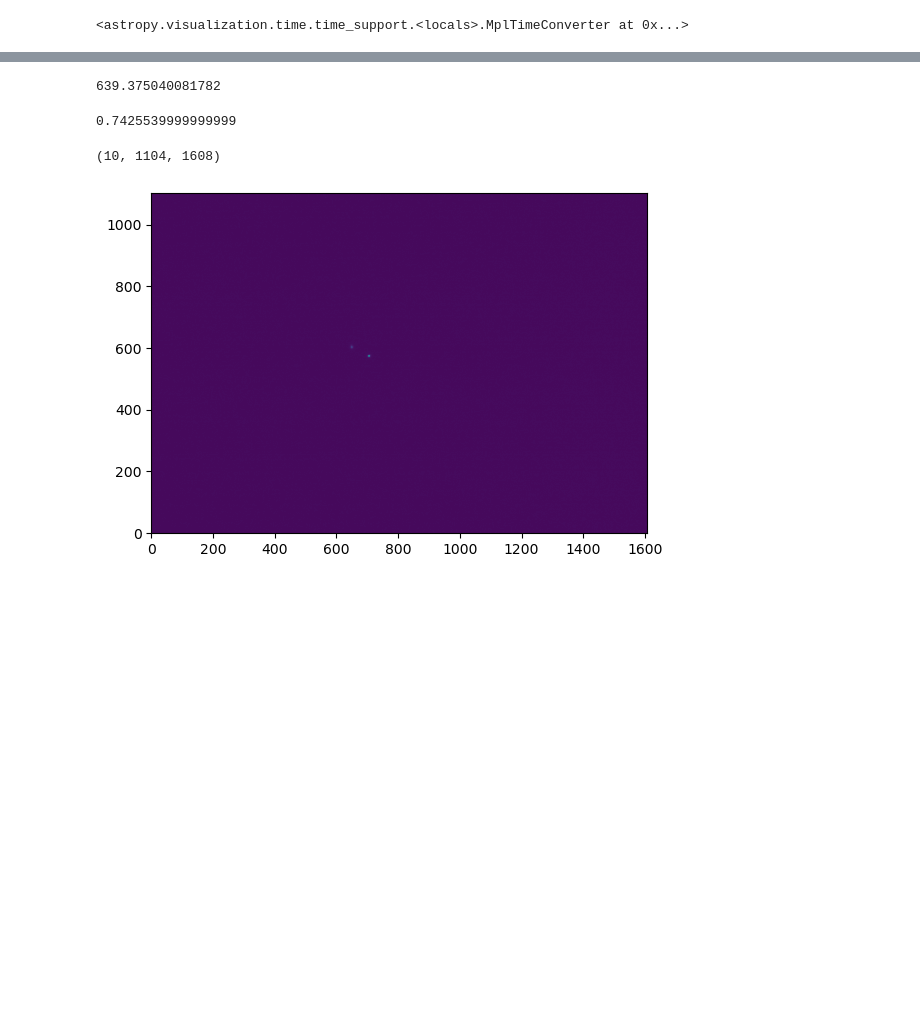
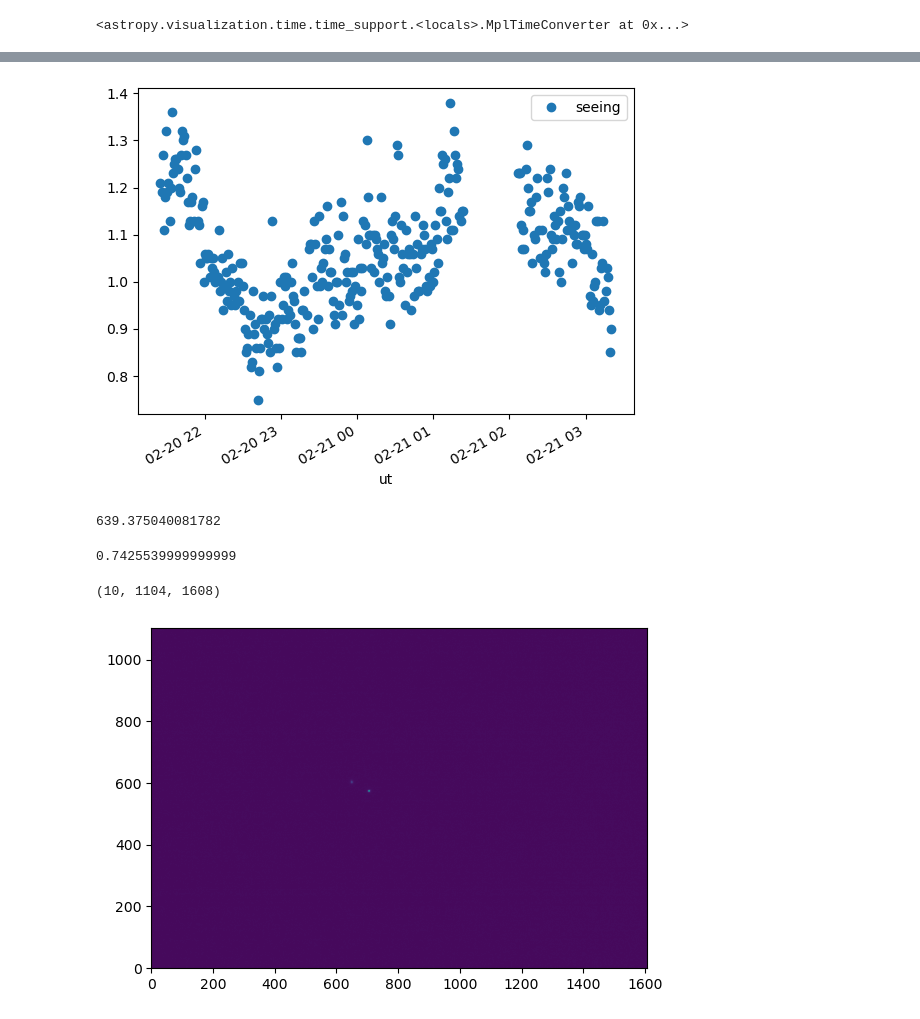
Before and after one commit to tepickering/ser_utils, a Jupyter notebook: notebooks/dimm_dev.ipynb, the cells around one changed output, grey strips where cells are left out. Saved outputs shown, nothing was run; the diff lists cells and outputs as text; code cells hidden in the pictures; blank space fills up the shorter version.

```diff
--- a/notebooks/dimm_dev.ipynb
+++ b/notebooks/dimm_dev.ipynb
@@ -30,3 +43,9 @@ time_support(simplify=True)
+# %%
+yday = df.loc["2024-02-20 21:00":"2024-02-21 07:00"]
+feb21 = yday.plot(y='seeing', style='o').get_figure()
+feb21.savefig('feb21.pdf')
+# %% [output]
+[figure, added]
 # %%
 qe_tab = Table.read("~/MMT/timdimm_tng/notebooks/asi432mm_qe.csv", format="ascii.csv", names=["wavelength", "qe"])
 np.sum(qe_tab["qe"] * qe_tab["wavelength"]) /np.sum(qe_tab["qe"])
```
Also changed, not shown: parts of 3 cells of this notebook, 2 other files.
